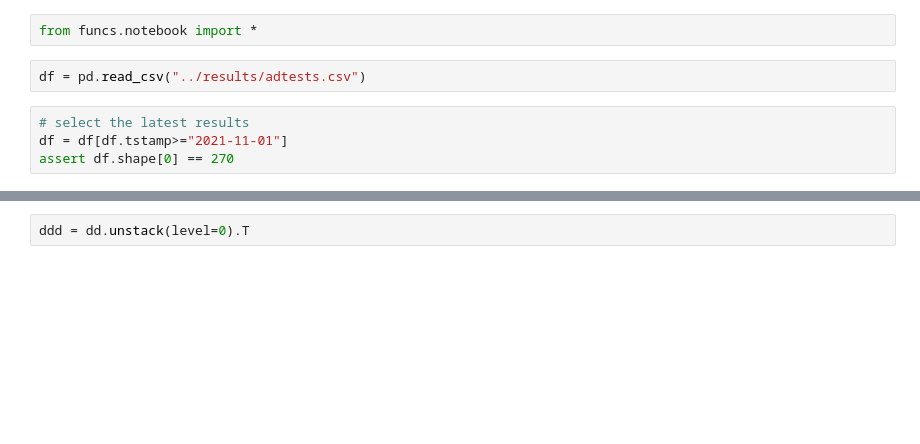
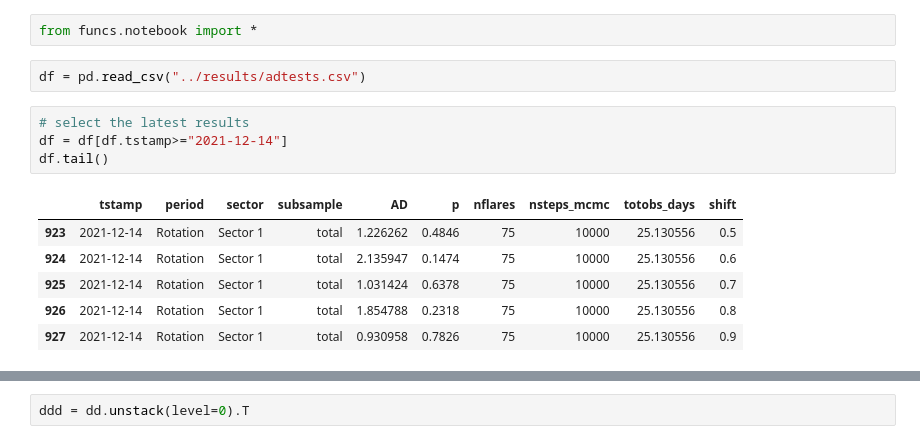
Before and after one commit to ekaterinailin/flaring-spi, a Jupyter notebook: notebooks/AU_Mic_final_table.ipynb, the cells around one changed output, grey strips where cells are left out. Cells and saved outputs as stored; diff of their text form; blank space fills up the shorter version.

```diff
--- a/notebooks/AU_Mic_final_table.ipynb
+++ b/notebooks/AU_Mic_final_table.ipynb
@@ -4,5 +4,12 @@ from funcs.notebook import *
 df = pd.read_csv("../results/adtests.csv")
 # %%
 # select the latest results
-df = df[df.tstamp>="2021-11-01"]
-assert df.shape[0] == 270
+df = df[df.tstamp>="2021-12-14"]
+df.tail()
+# %% [output]
+|  | tstamp | period | sector | subsample | AD | p | nflares | nsteps_mcmc | totobs_days | shift |
+| 923 | 2021-12-14 | Rotation | Sector 1 | total | 1.226262 | 0.4846 | 75 | 10000 | 25.130556 | 0.5 |
+| 924 | 2021-12-14 | Rotation | Sector 1 | total | 2.135947 | 0.1474 | 75 | 10000 | 25.130556 | 0.6 |
+| 925 | 2021-12-14 | Rotation | Sector 1 | total | 1.031424 | 0.6378 | 75 | 10000 | 25.130556 | 0.7 |
+| 926 | 2021-12-14 | Rotation | Sector 1 | total | 1.854788 | 0.2318 | 75 | 10000 | 25.130556 | 0.8 |
+| 927 | 2021-12-14 | Rotation | Sector 1 | total | 0.930958 | 0.7826 | 75 | 10000 | 25.130556 | 0.9 |
```
Also changed, not shown: parts of 8 cells of this notebook, 2 other files.
